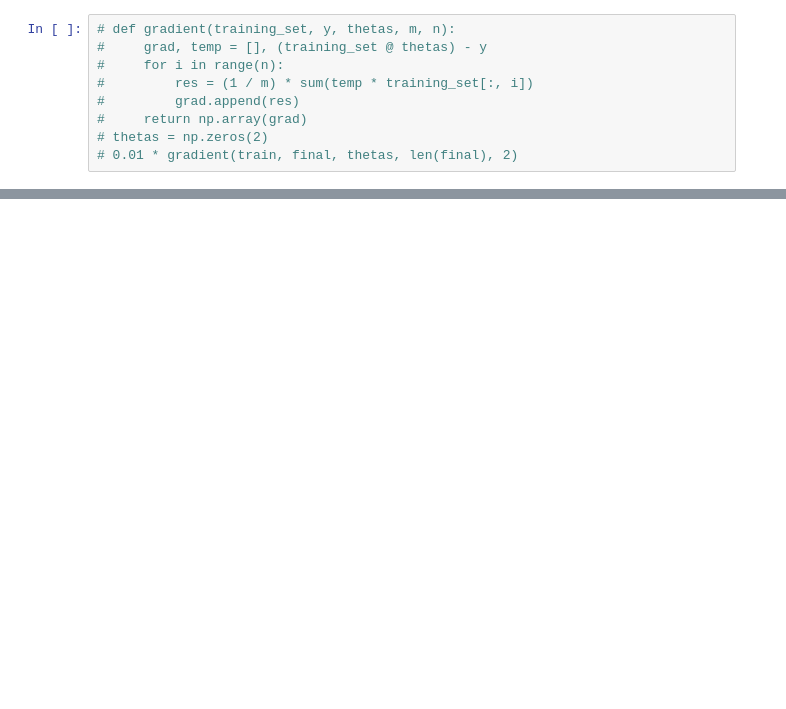
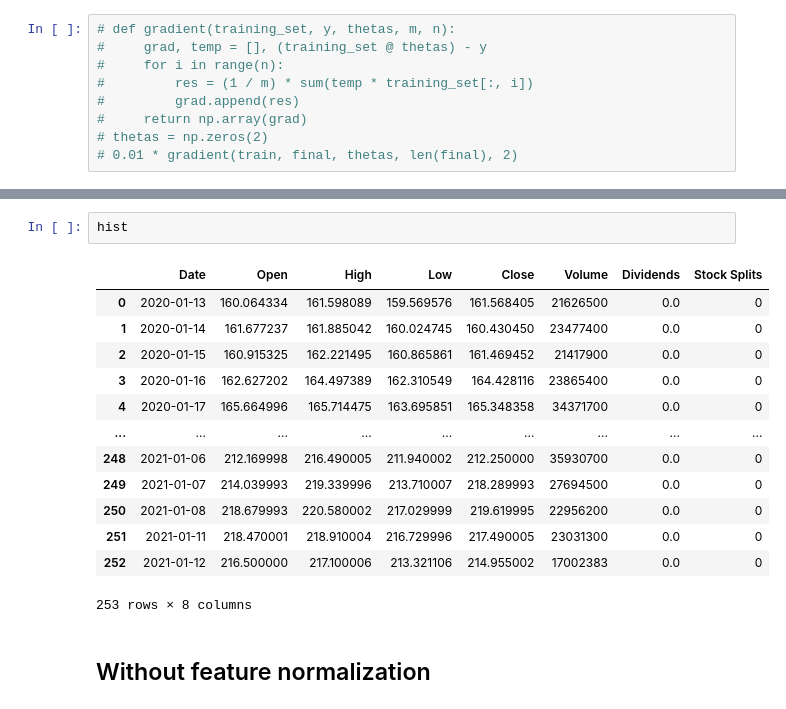
Before and after one commit to JoelJaison/StockScraper, a Jupyter notebook: WebScraping/ScrapingDemo.ipynb, the cells around one changed output, grey strips where cells are left out. Saved outputs shown, nothing was run; the diff lists cells and outputs as text; blank space fills up the shorter version.

```diff
--- a/WebScraping/ScrapingDemo.ipynb
+++ b/WebScraping/ScrapingDemo.ipynb
@@ -198,0 +410,18 @@ y = cost
+# %%
+hist
+# %% [output]
+|  | Date | Open | High | Low | Close | Volume | Dividends | Stock Splits |
+| 0 | 2020-01-13 | 160.064334 | 161.598089 | 159.569576 | 161.568405 | 21626500 | 0.0 | 0 |
+| 1 | 2020-01-14 | 161.677237 | 161.885042 | 160.024745 | 160.430450 | 23477400 | 0.0 | 0 |
+| 2 | 2020-01-15 | 160.915325 | 162.221495 | 160.865861 | 161.469452 | 21417900 | 0.0 | 0 |
+| 3 | 2020-01-16 | 162.627202 | 164.497389 | 162.310549 | 164.428116 | 23865400 | 0.0 | 0 |
+| 4 | 2020-01-17 | 165.664996 | 165.714475 | 163.695851 | 165.348358 | 34371700 | 0.0 | 0 |
+| ... | ... | ... | ... | ... | ... | ... | ... | ... |
+| 248 | 2021-01-06 | 212.169998 | 216.490005 | 211.940002 | 212.250000 | 35930700 | 0.0 | 0 |
+| 249 | 2021-01-07 | 214.039993 | 219.339996 | 213.710007 | 218.289993 | 27694500 | 0.0 | 0 |
+| 250 | 2021-01-08 | 218.679993 | 220.580002 | 217.029999 | 219.619995 | 22956200 | 0.0 | 0 |
+| 251 | 2021-01-11 | 218.470001 | 218.910004 | 216.729996 | 217.490005 | 23031300 | 0.0 | 0 |
+| 252 | 2021-01-12 | 216.500000 | 217.100006 | 213.321106 | 214.955002 | 17002383 | 0.0 | 0 |
+253 rows × 8 columns
+# %% [markdown]
+## Without feature normalization
```
Also changed, not shown: parts of 45 cells of this notebook, 1 other file.
